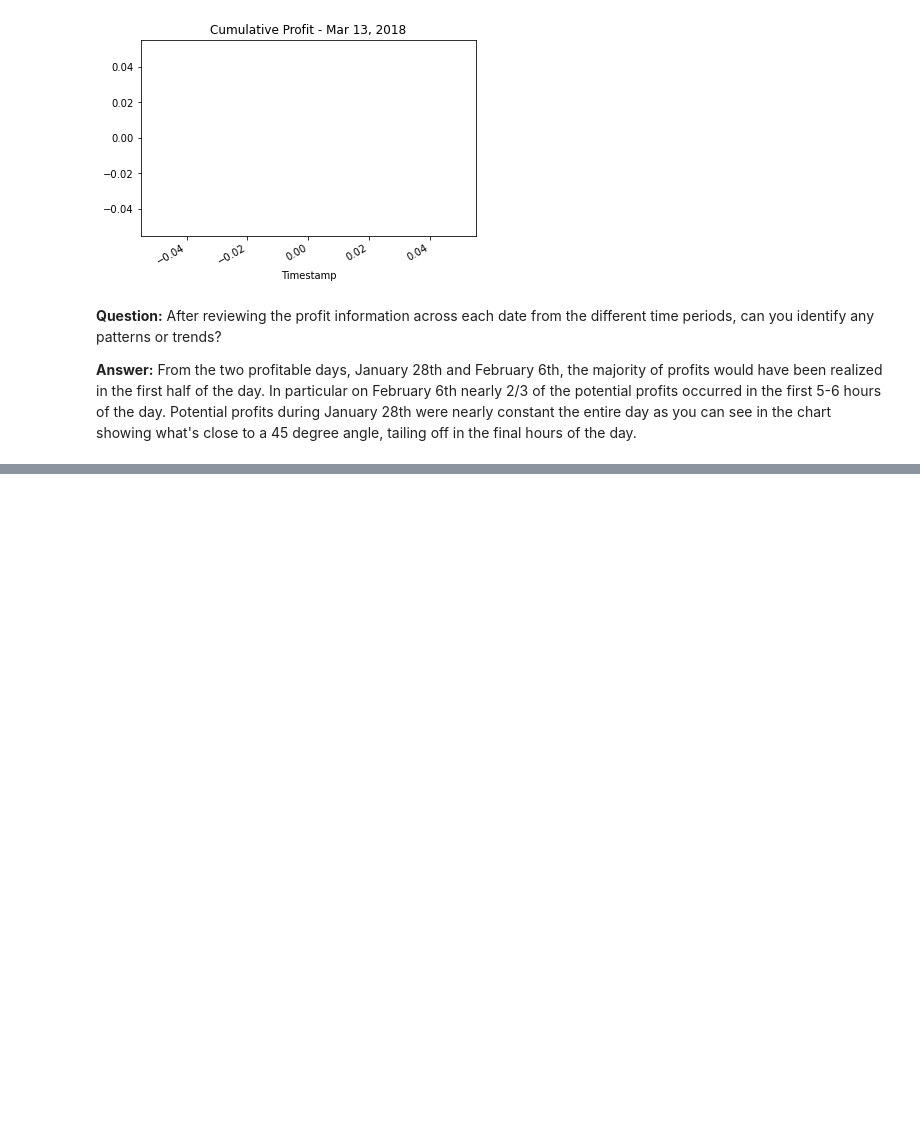
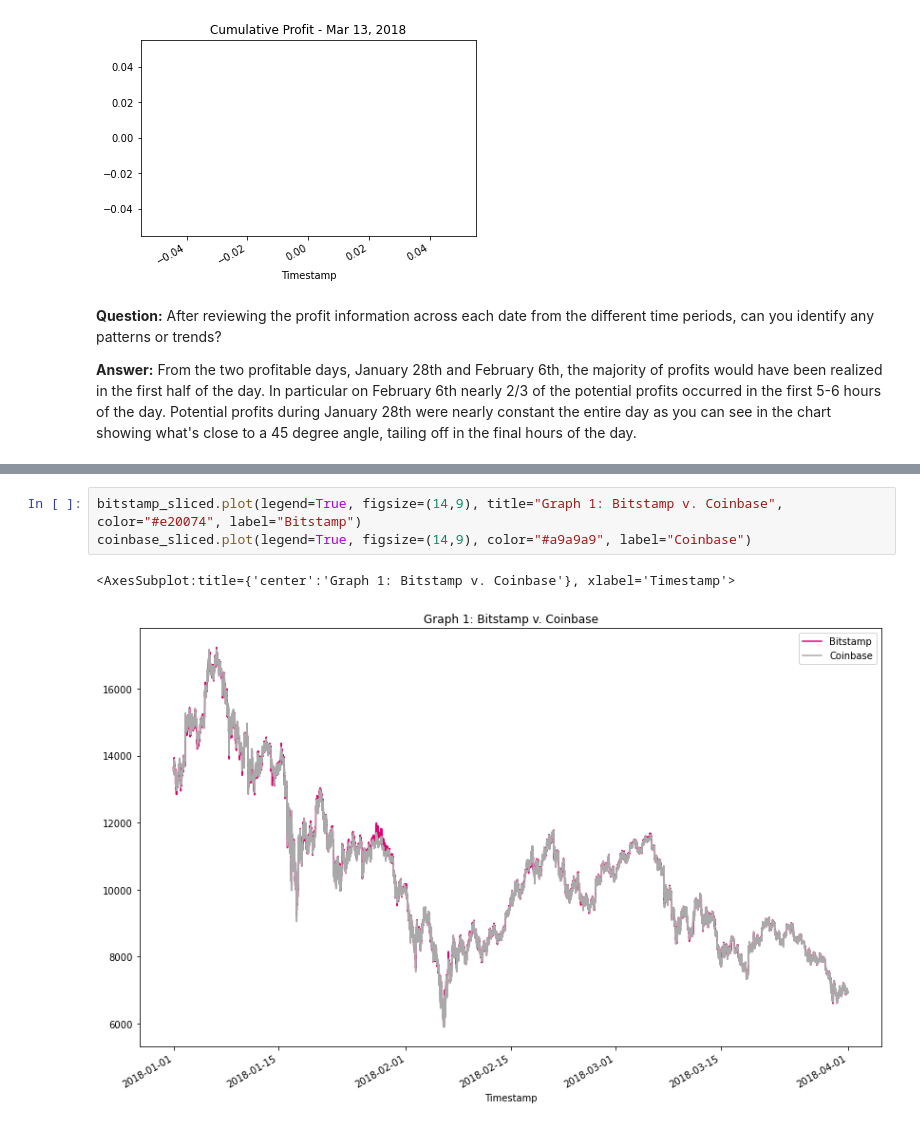
Before and after one commit to rjohnson617/Crypto_Arbitrage, a Jupyter notebook: crypto_arbitrage.ipynb, the cells around one changed output, grey strips where cells are left out. Saved outputs shown, nothing was run; the diff lists cells and outputs as text; blank space fills up the shorter version.

```diff
--- a/crypto_arbitrage.ipynb
+++ b/crypto_arbitrage.ipynb
@@ -808,0 +846,6 @@ cumulative_profit_late.plot(title='Cumulative Profit - Mar 13, 2018')
+# %%
+bitstamp_sliced.plot(legend=True, figsize=(14,9), title="Graph 1: Bitstamp v. Coinbase", color="#e20074", label="Bitstamp")
+coinbase_sliced.plot(legend=True, figsize=(14,9), color="#a9a9a9", label="Coinbase")
+# %% [output]
+<AxesSubplot:title={'center':'Graph 1: Bitstamp v. Coinbase'}, xlabel='Timestamp'>
+[figure, added]
```
Also changed, not shown: parts of 16 cells of this notebook.
